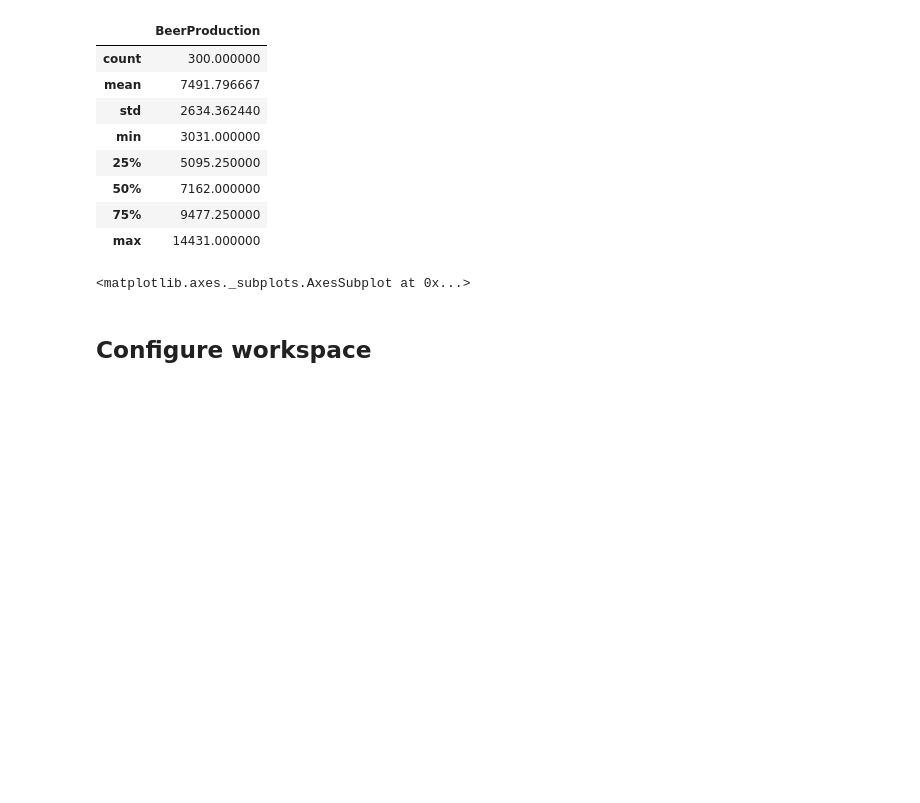
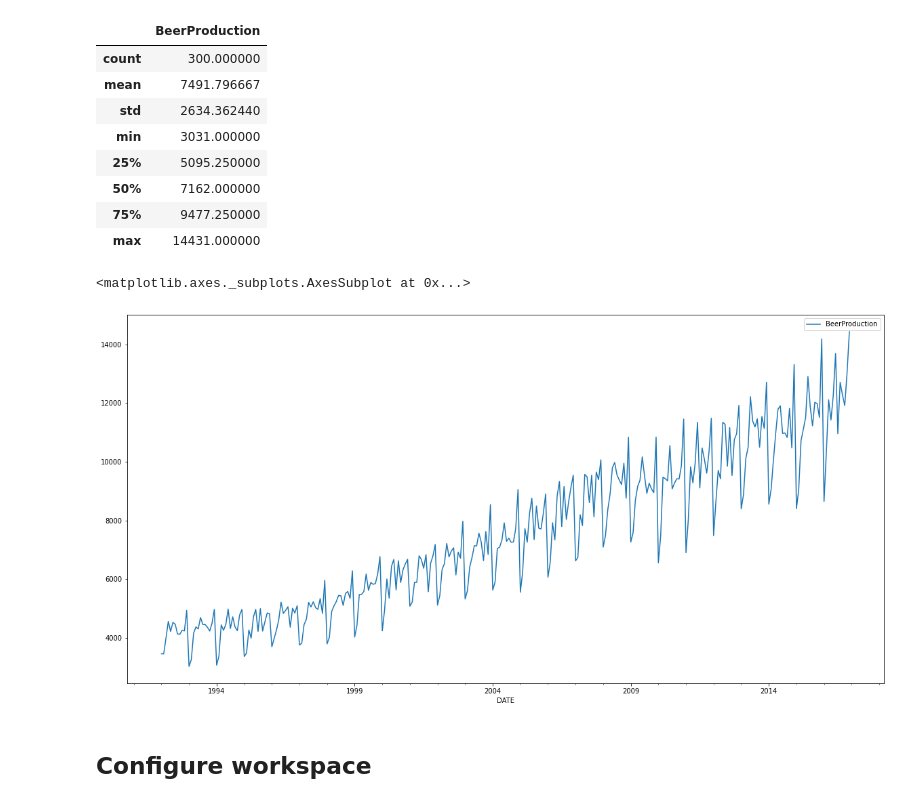
Before and after one commit to yahanda/time-series-forecasting-with-auto-ml, a Jupyter notebook: beer-forcasting-automated-ml.ipynb, the cells around one changed output. Drawn from its saved outputs; the diff is of its cells as text; code cells hidden in the pictures; blank space fills up the shorter version.

Commit message:
Bug fix for plotting charts

```diff
--- a/beer-forcasting-automated-ml.ipynb
+++ b/beer-forcasting-automated-ml.ipynb
@@ -37,10 +37,13 @@ df_train.describe()
 | 75% | 9477.250000 |
 | max | 14431.000000 |
 # %%
+%matplotlib inline
 import matplotlib.pyplot as plt
+pd.plotting.register_matplotlib_converters()
 df_train.plot(time_column_name, figsize=(20,10))
 # %% [output]
 <matplotlib.axes._subplots.AxesSubplot at 0x...>
+[figure, added]
 # %% [markdown]
 ## Configure workspace
 # %% [markdown]
```
Also changed, not shown: parts of 8 cells of this notebook, 1 other file.
